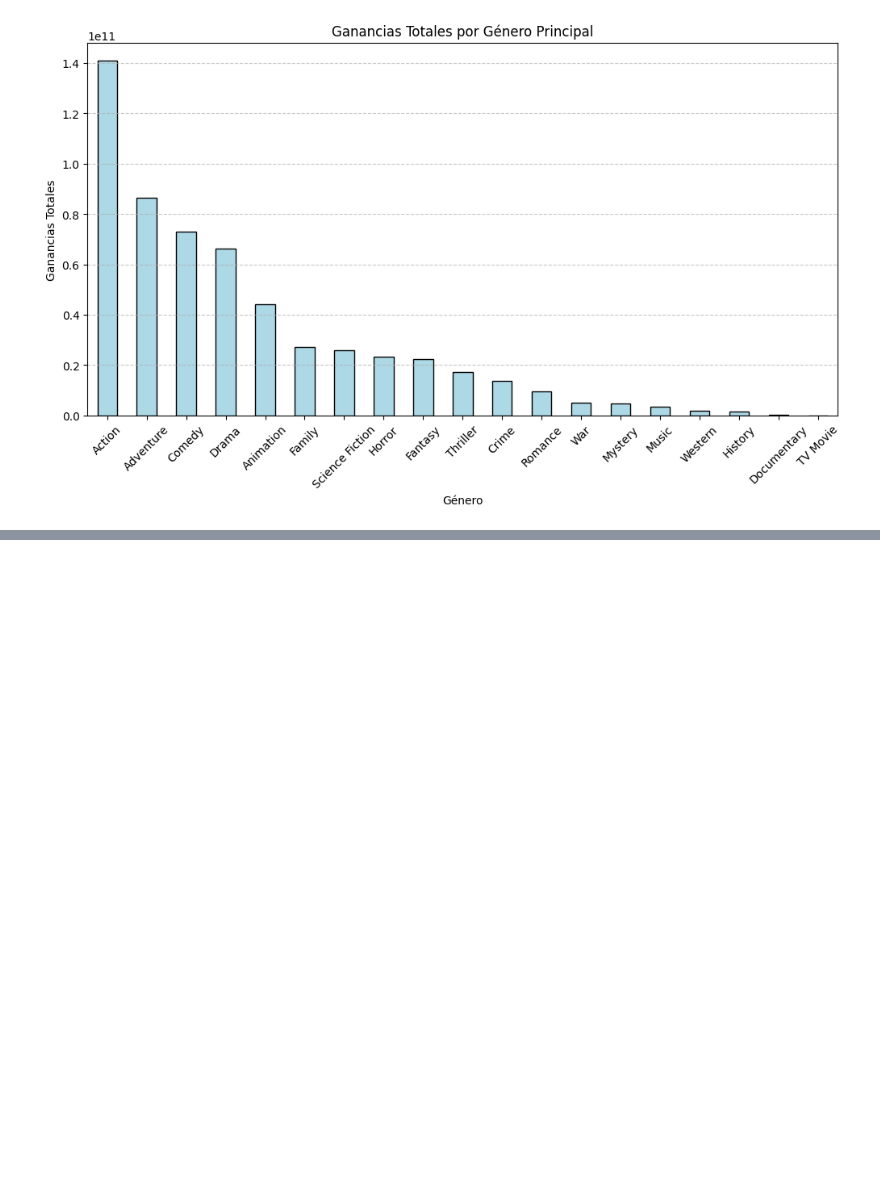
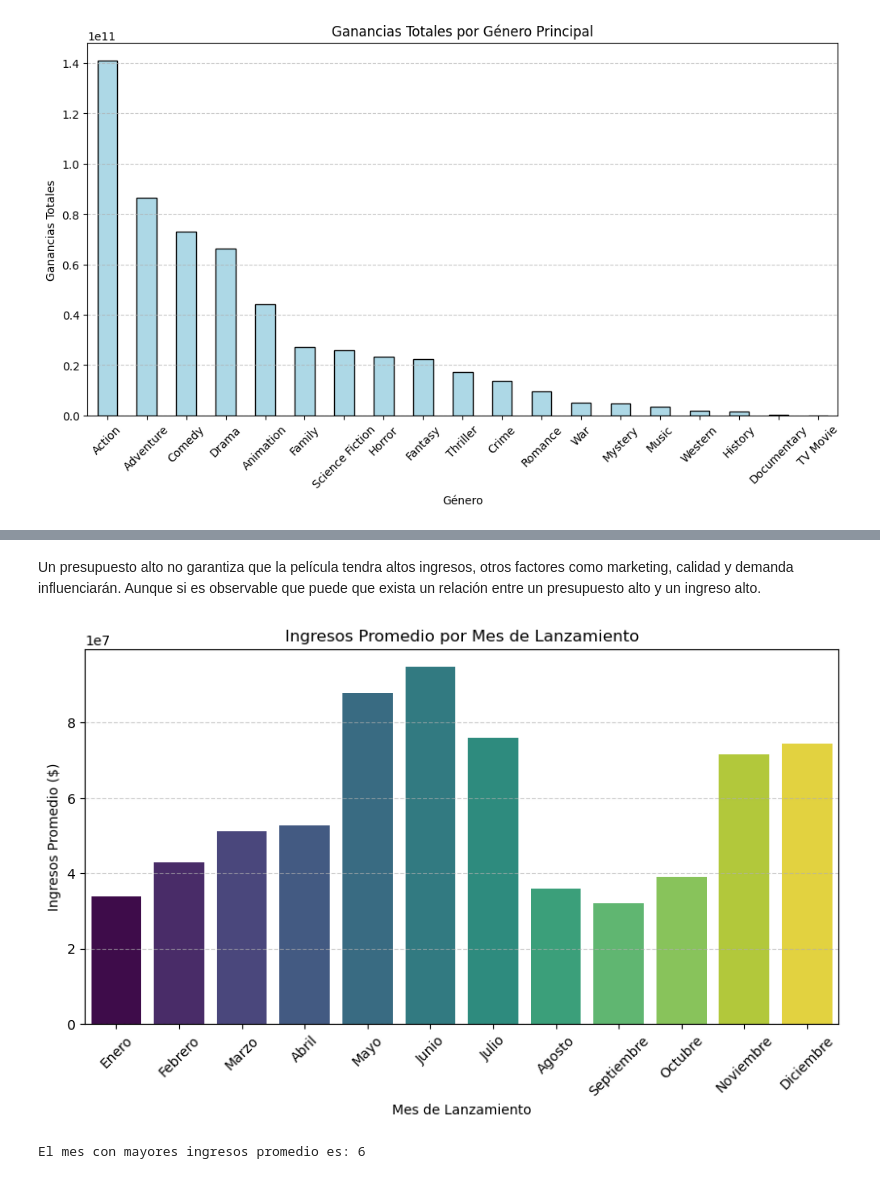
Before and after one commit to OscarEscriba/Proyecto1-Mineria-de-Datos, a Jupyter notebook: Proyeto1.ipynb, the cells around one changed output, grey strips where cells are left out. Cells and saved outputs as stored; diff of their text form; code cells hidden in the pictures; blank space fills up the shorter version.

```diff
--- a/Proyeto1.ipynb
+++ b/Proyeto1.ipynb
@@ -434,0 +650,47 @@ El género principal que obtuvo mayores ganancias es 'Action' con un total de 14
+# %% [markdown]
+Un presupuesto alto no garantiza que la película tendra altos ingresos, otros factores como marketing, calidad y demanda influenciarán. Aunque si es observable que puede que exista un relación entre un presupuesto alto y un ingreso alto.
+# %%
+#¿Se asocian ciertos meses de lanzamiento con mejores ingresos?
+
+import pandas as pd
+import matplotlib.pyplot as plt
+import seaborn as sns
+
+# Cargar el dataset
+df = pd.read_csv("movies.csv", encoding="ISO-8859-1")
+
+# Convertir la fecha de lanzamiento a formato datetime
+df['release_date'] = pd.to_datetime(df['releaseDate'], errors='coerce')
+
+# Extraer el mes de lanzamiento
+df['release_month'] = df['release_date'].dt.month
+
+# Calcular ingresos promedio por mes
+monthly_revenue = df.groupby('release_month')['revenue'].mean()
+
+# Crear gráfico de ingresos por mes
+plt.figure(figsize=(10, 5))
+sns.barplot(
+    x=monthly_revenue.index,
+    y=monthly_revenue.values,
+    palette="viridis",
+    hue=monthly_revenue.index,
+    dodge=False,
+    legend=False
+)
+plt.xlabel("Mes de Lanzamiento")
+plt.ylabel("Ingresos Promedio ($)")
+plt.title("Ingresos Promedio por Mes de Lanzamiento")
+plt.xticks(ticks=range(12), labels=[
+    "Enero", "Febrero", "Marzo", "Abril", "Mayo", "Junio",
+    "Julio", "Agosto", "Septiembre", "Octubre", "Noviembre", "Diciembre"
+], rotation=45)
+plt.grid(axis='y', linestyle='--', alpha=0.6)
+plt.show()
+
+# Identificar el mes con mayores ingresos promedio
+best_month = monthly_revenue.idxmax()
+print(f"El mes con mayores ingresos promedio es: {best_month}")
+# %% [output]
+[figure, added]
+El mes con mayores ingresos promedio es: 6
```
Also changed, not shown: parts of 20 cells of this notebook.
